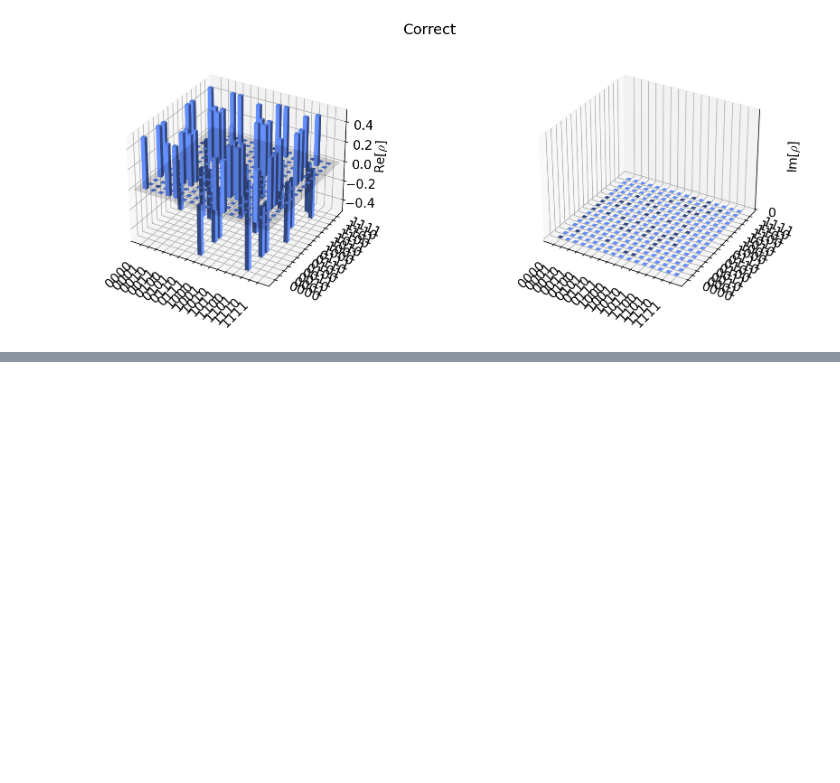
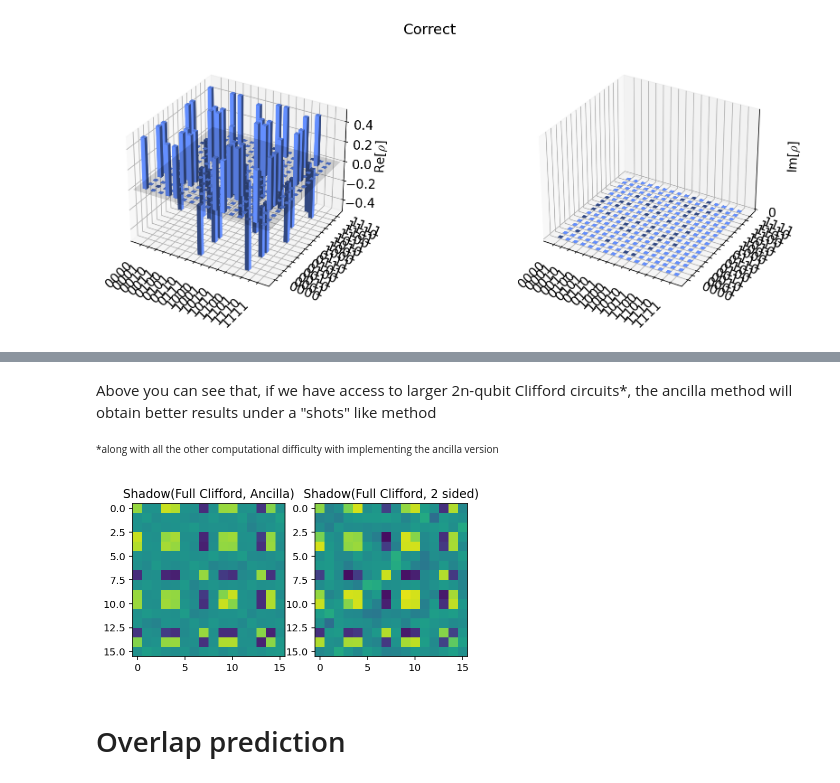
Before and after one commit to ryanlevy/shadow-tutorial, a Jupyter notebook: Tutorial_ShadowQPT_Tomography.ipynb, the cells around one changed output, grey strips where cells are left out. Cells and saved outputs as stored; diff of their text form; code cells hidden in the pictures; blank space fills up the shorter version.

```diff
--- a/Tutorial_ShadowQPT_Tomography.ipynb
+++ b/Tutorial_ShadowQPT_Tomography.ipynb
@@ -183,0 +184,19 @@ Purified  trace distance = 0.0218
+# %%
+nShadows = 1000
+reps = 50
+N = 2
+rng = np.random.default_rng(1717)
+front_cliffords = [qiskit.quantum_info.random_clifford(N,seed=rng) for _ in range(nShadows)]
+back_cliffords  = [qiskit.quantum_info.random_clifford(N,seed=rng) for _ in range(nShadows)]
+
+
+N = 2
+qc = qiskit.QuantumCircuit(N)
+results = []
+for front,back in zip(front_cliffords,back_cliffords):
+    qc_c = qc.compose(front.adjoint().to_circuit())
+    channel(N,qc_c)
+    qc_c = qc_c.compose(back.to_circuit())
+
+    counts = qiskit.quantum_info.Statevector(qc_c).sample_counts(reps)
+    results.append(counts)
@@ -183,0 +246,18 @@ Purified  trace distance = 0.0218
+# %% [markdown]
+Above you can see that, if we have access to larger 2n-qubit Clifford circuits*, the ancilla method will obtain better results under a "shots" like method
+
+<small style='font-size: 10px;'>*along with all the other computational difficulty with implementing the ancilla version </small>
+# %%
+
+
+plt.subplot(121)
+plt.title("Shadow(Full Clifford, Ancilla)")
+plt.imshow(rho_shadow.real,vmax=0.7,vmin=-0.7)
+plt.subplot(122)
+plt.title("Shadow(Full Clifford, 2 sided)")
+plt.imshow(rho_shadow2.real,vmax=0.7,vmin=-0.7)
+plt.show()
+# %% [output]
+[figure, added]
+# %% [markdown]
+# Overlap prediction
```
Also changed, not shown: parts of 49 cells of this notebook, 1 other file.
